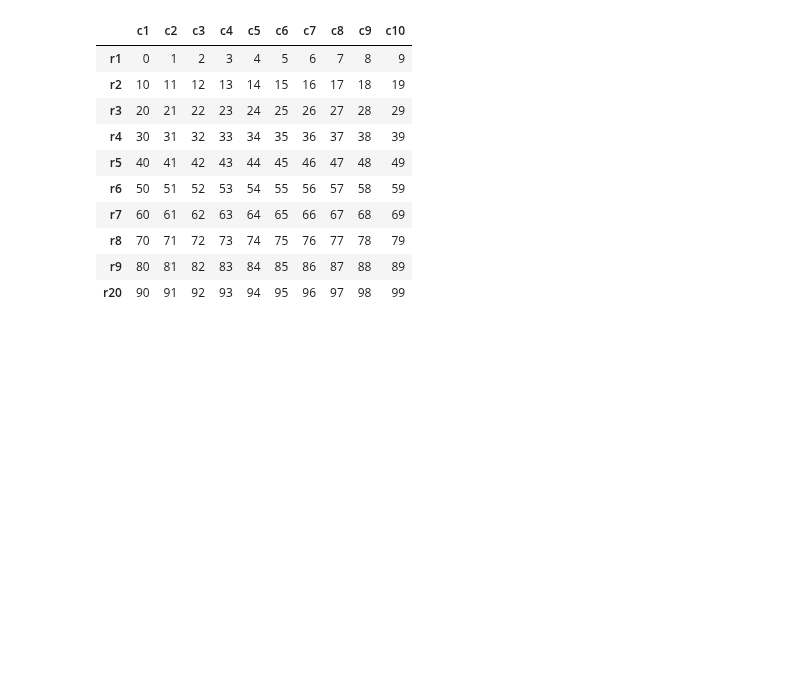
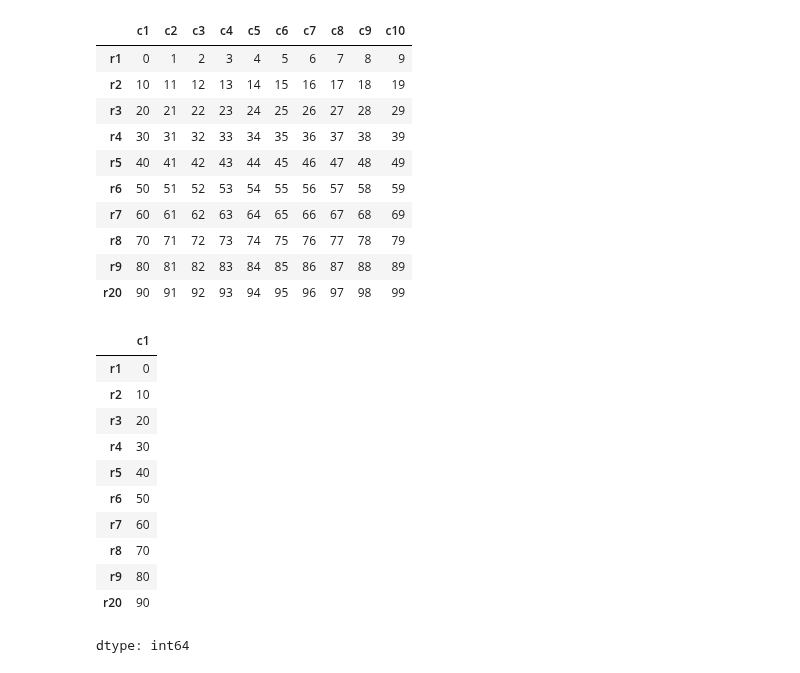
Before and after one commit to RaisulislamRimon/data-science-notes, a Jupyter notebook: module_5/module_5_class/class_2/1_panda.ipynb, the cells around one changed output. Cells and saved outputs as stored; diff of their text form; code cells hidden in the pictures; blank space fills up the shorter version.

```diff
--- a/module_5/module_5_class/class_2/1_panda.ipynb
+++ b/module_5/module_5_class/class_2/1_panda.ipynb
@@ -102,3 +102,19 @@ df
 | r8 | 70 | 71 | 72 | 73 | 74 | 75 | 76 | 77 | 78 | 79 |
 | r9 | 80 | 81 | 82 | 83 | 84 | 85 | 86 | 87 | 88 | 89 |
 | r20 | 90 | 91 | 92 | 93 | 94 | 95 | 96 | 97 | 98 | 99 |
+# %%
+# sql query
+df.c1
+# %% [output]
+|  | c1 |
+| r1 | 0 |
+| r2 | 10 |
+| r3 | 20 |
+| r4 | 30 |
+| r5 | 40 |
+| r6 | 50 |
+| r7 | 60 |
+| r8 | 70 |
+| r9 | 80 |
+| r20 | 90 |
+dtype: int64
```
Also changed, not shown: parts of 2 cells of this notebook.
